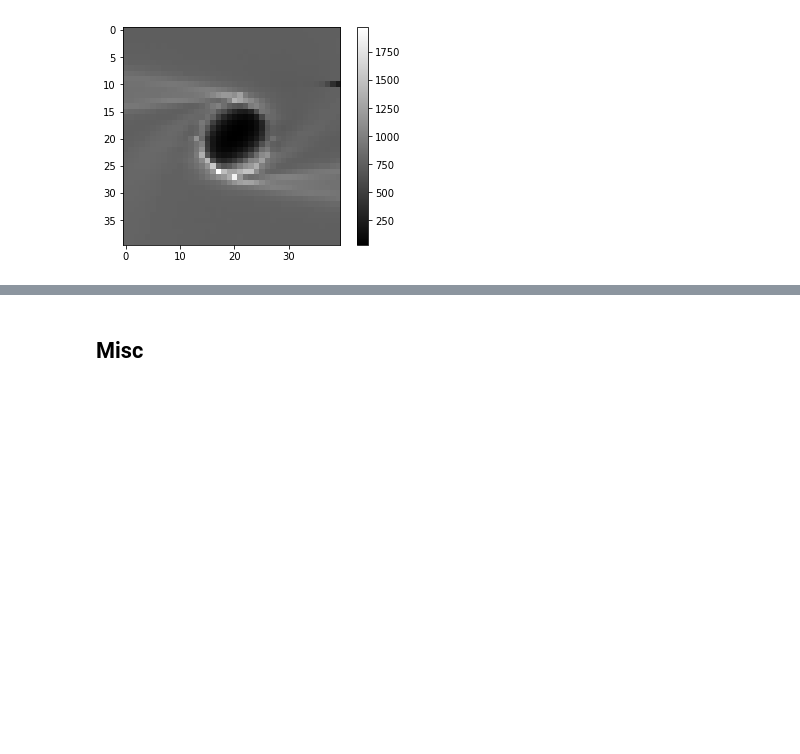
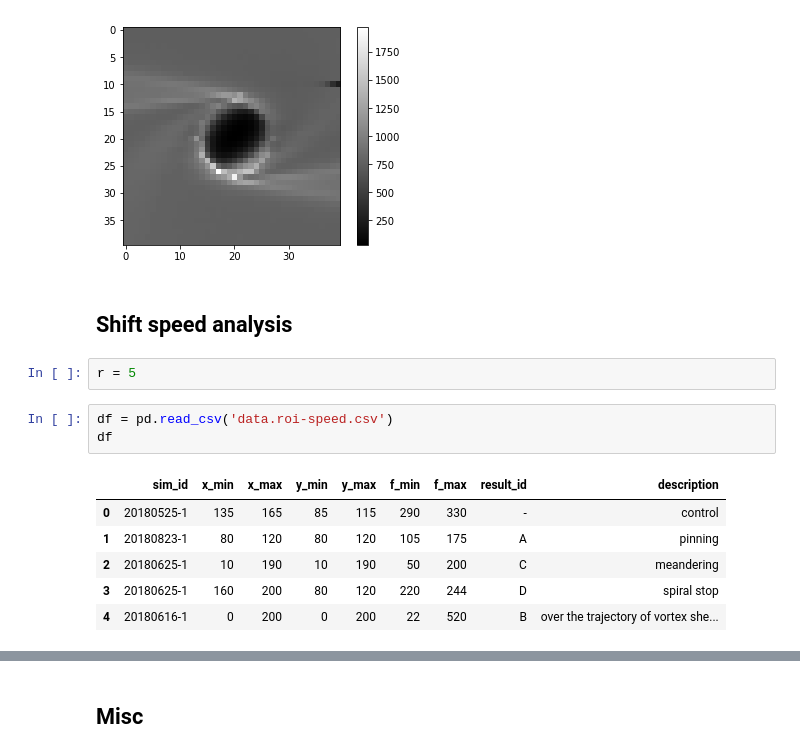
Before and after one commit to chenaoki/nb_pds, a Jupyter notebook: 2018-09-04.ipynb, the cells around one changed output, grey strips where cells are left out. Saved outputs shown, nothing was run; the diff lists cells and outputs as text; blank space fills up the shorter version.

```diff
--- a/2018-09-04.ipynb
+++ b/2018-09-04.ipynb
@@ -415,3 +419,17 @@ for i, row in df.iterrows():
 /mnt/recordings/AnalysisResult/Tomii/2018-09-04/20180910-1/x80-120_y80-120_f1050-1690
 ('cell/xina', 2001, 2001)
 [figure]
+# %% [markdown]
+## Shift speed analysis
+# %%
+r = 5
+# %%
+df = pd.read_csv('data.roi-speed.csv')
+df
+# %% [output]
+|  | sim_id | x_min | x_max | y_min | y_max | f_min | f_max | result_id | description |
+| 0 | 20180525-1 | 135 | 165 | 85 | 115 | 290 | 330 | - | control |
+| 1 | 20180823-1 | 80 | 120 | 80 | 120 | 105 | 175 | A | pinning |
+| 2 | 20180625-1 | 10 | 190 | 10 | 190 | 50 | 200 | C | meandering |
+| 3 | 20180625-1 | 160 | 200 | 80 | 120 | 220 | 244 | D | spiral stop |
+| 4 | 20180616-1 | 0 | 200 | 0 | 200 | 22 | 520 | B | over the trajectory of vortex she... |
```
Also changed, not shown: parts of 23 cells of this notebook, 2 other files.
